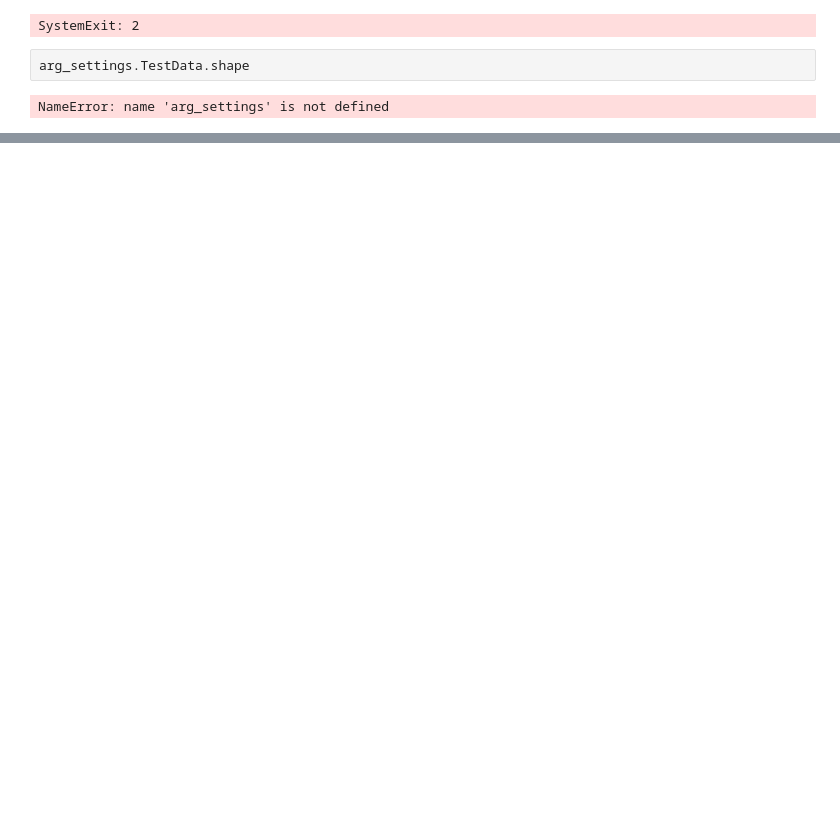
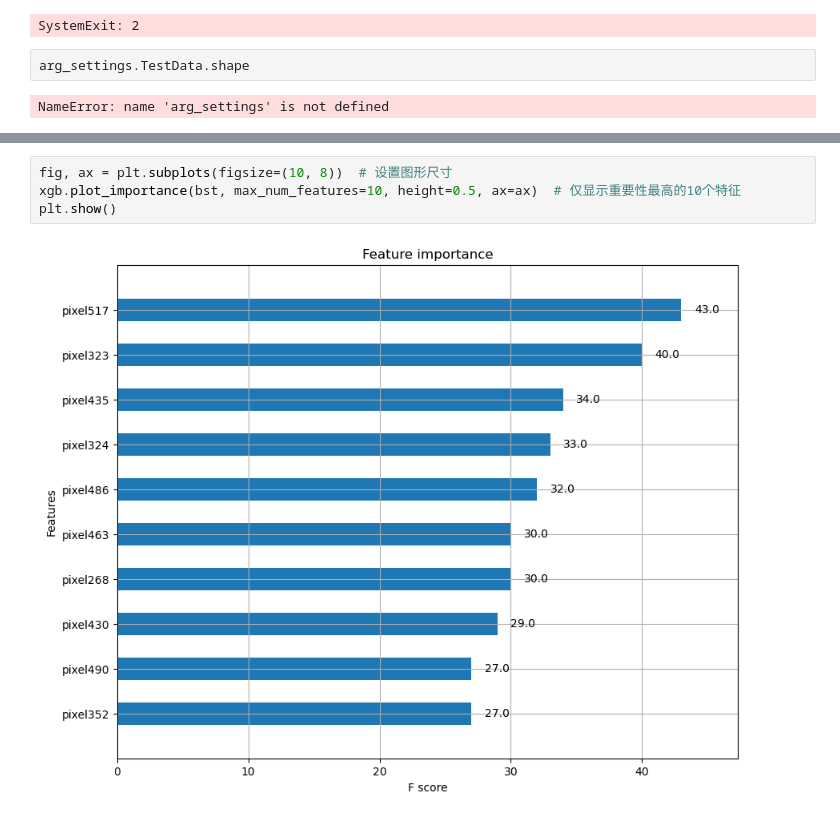
Before and after one commit to futouyiba/nimbus, a Jupyter notebook: src/playground.ipynb, the cells around one changed output, grey strips where cells are left out. Cells and saved outputs as stored; diff of their text form; blank space fills up the shorter version.

```diff
--- a/src/playground.ipynb
+++ b/src/playground.ipynb
@@ -19,0 +79,6 @@ NameError: name 'arg_settings' is not defined
+# %%
+fig, ax = plt.subplots(figsize=(10, 8))  # 设置图形尺寸
+xgb.plot_importance(bst, max_num_features=10, height=0.5, ax=ax)  # 仅显示重要性最高的10个特征
+plt.show()
+# %% [output]
+[figure, added]
```
Also changed, not shown: parts of 9 cells of this notebook, 9 other files.
